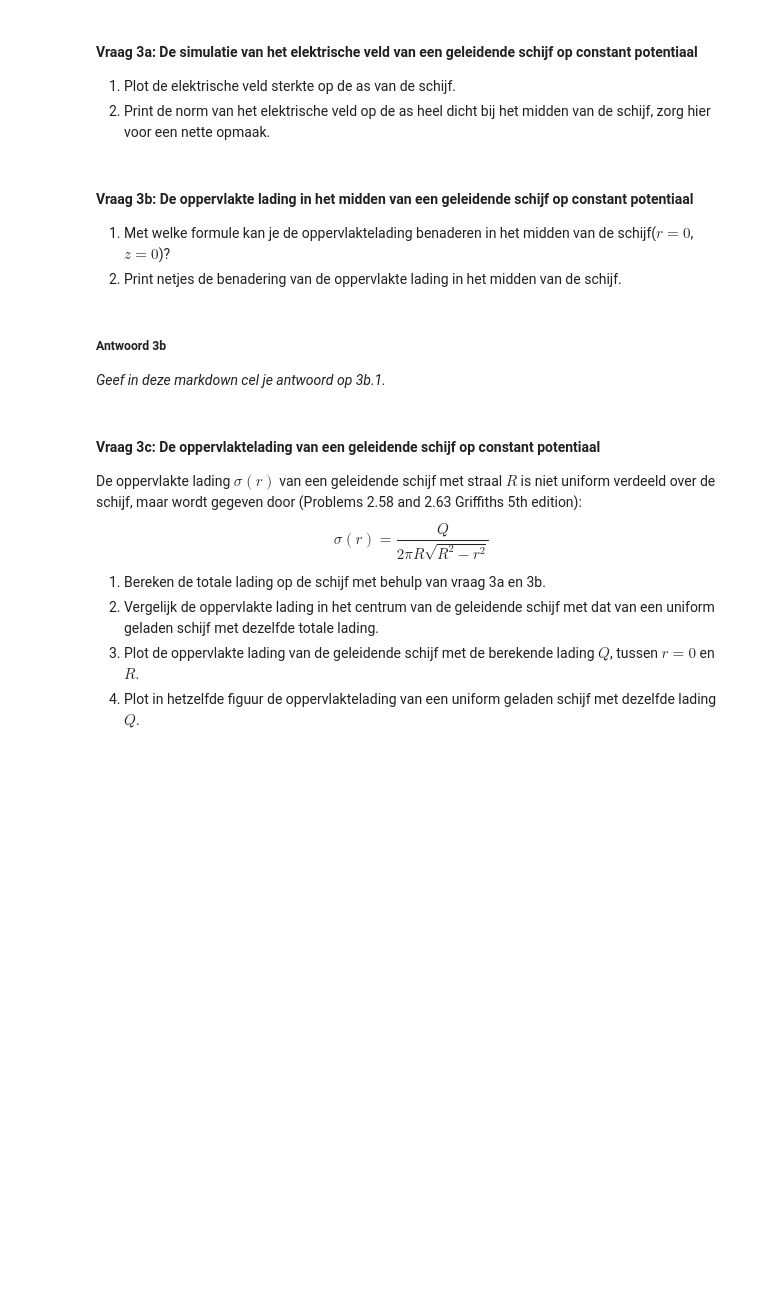
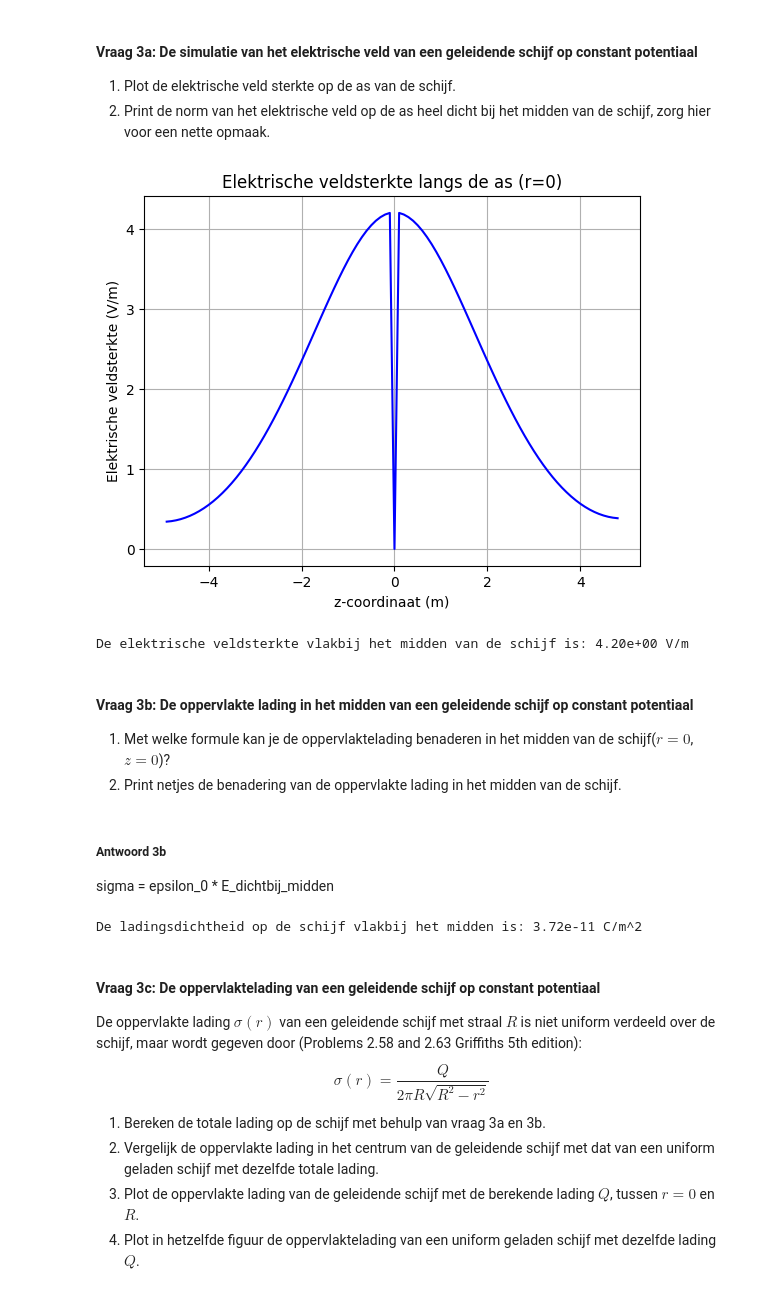
Before and after one commit to DRoelse/Daniel-Def-D, a Jupyter notebook: DigitaleOntwerpopdrachten/1CondensatorOpdracht/CondensatorOntwerpopdracht.ipynb, the cells around one changed output. Cells and saved outputs as stored; diff of their text form; code cells hidden in the pictures; blank space fills up the shorter version.

```diff
--- a/DigitaleOntwerpopdrachten/1CondensatorOpdracht/CondensatorOntwerpopdracht.ipynb
+++ b/DigitaleOntwerpopdrachten/1CondensatorOpdracht/CondensatorOntwerpopdracht.ipynb
@@ -390,9 +366,22 @@ plot_results_disk(Ez, Er, normE, V, r, z, grid_step, disk_radius, z_pos_disk1, z
 1. Plot de elektrische veld sterkte op de as van de schijf.
 2. Print de norm van het elektrische veld op de as heel dicht bij het midden van de schijf, zorg hier voor een nette opmaak.
 # %%
-###
-###Jouw code hier###
-###
+idx_r0 = np.argmin(np.abs(r_for_E))
+
+plt.figure()
+plt.plot(z_for_E, normE[:, idx_r0], 'b-')
+plt.xlabel('z-coordinaat (m)')
+plt.ylabel('Elektrische veldsterkte (V/m)')
+plt.title('Elektrische veldsterkte langs de as (r=0)')
+plt.grid()
+plt.show()
+
+idx_z_near_disk = np.argmin(np.abs(z_for_E - (z_pos_disk1 + grid_step)))
+E_dichtbij_midden = normE[idx_z_near_disk, idx_r0]
+print(f"De elektrische veldsterkte vlakbij het midden van de schijf is: {E_dichtbij_midden:.2e} V/m")
+# %% [output]
+[figure, added]
+De elektrische veldsterkte vlakbij het midden van de schijf is: 4.20e+00 V/m
 # %% [markdown]
 #### Vraag 3b: De oppervlakte lading in het midden van een geleidende schijf op constant potentiaal
 
@@ -401,9 +390,12 @@ plot_results_disk(Ez, Er, normE, V, r, z, grid_step, disk_radius, z_pos_disk1, z
 # %% [markdown]
 ##### Antwoord 3b
 
-*Geef in deze markdown cel je antwoord op 3b.1.*
+sigma = epsilon_0 * E_dichtbij_midden
 # %%
-#### Print met deze cel met een nette opmaak je antwoord op vraag 3b 2.
+sigma_midden = epsilon0 * E_dichtbij_midden
+print(f"De ladingsdichtheid op de schijf vlakbij het midden is: {sigma_midden:.2e} C/m^2")
+# %% [output]
+De ladingsdichtheid op de schijf vlakbij het midden is: 3.72e-11 C/m^2
 # %% [markdown]
 #### Vraag 3c: De oppervlaktelading van een geleidende schijf op constant potentiaal
 
```
Also changed, not shown: parts of 13 cells of this notebook, 5 other files.
